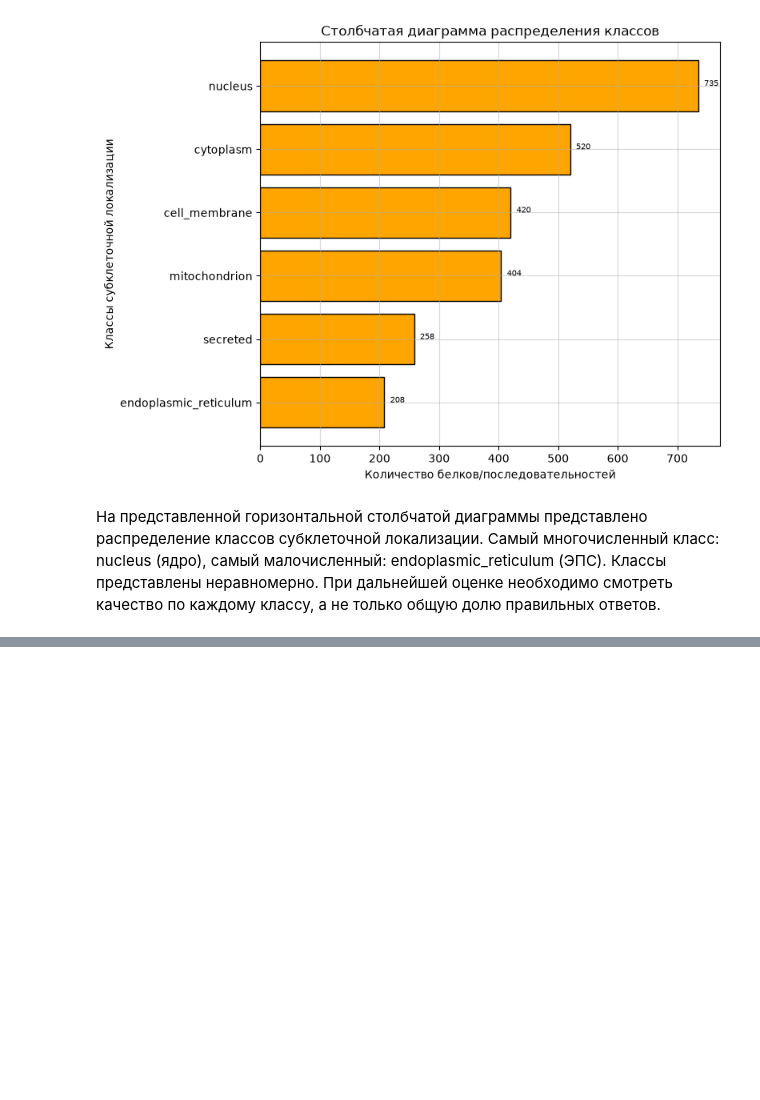
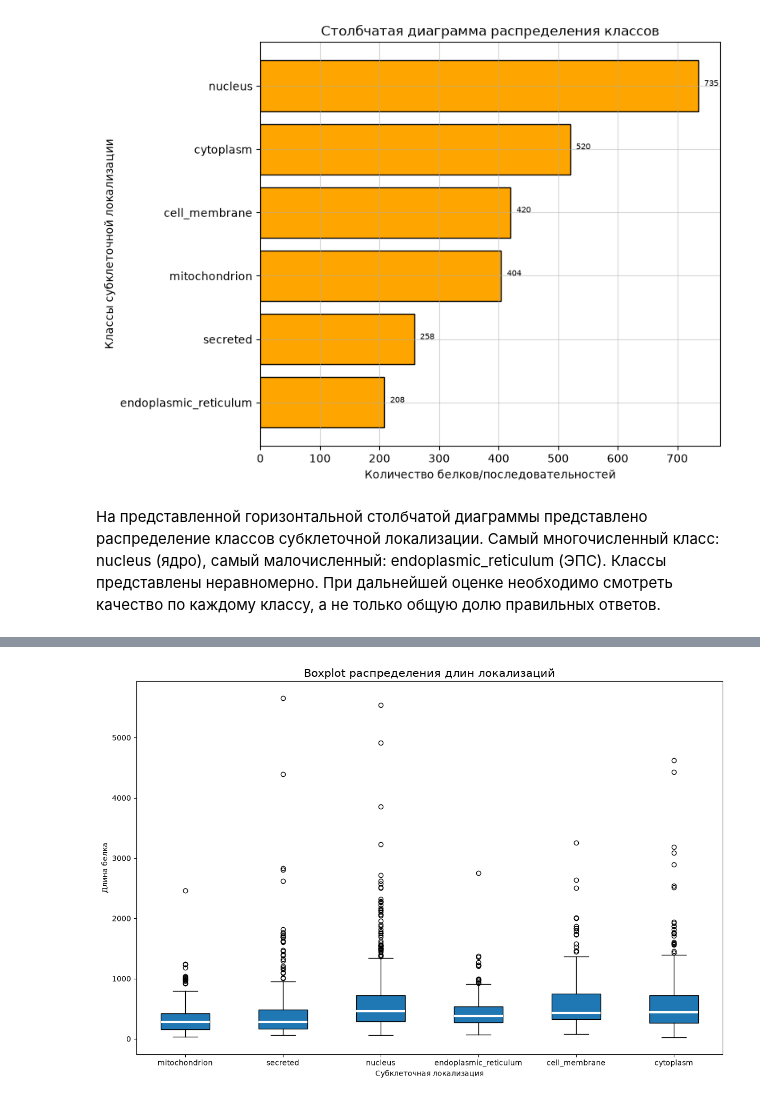
Before and after one commit to EnemyOfDeath7/protein-localization-project, a Jupyter notebook: notebooks/03_eda.ipynb, the cells around one changed output, grey strips where cells are left out. Saved outputs shown, nothing was run; the diff lists cells and outputs as text; code cells hidden in the pictures; blank space fills up the shorter version.

```diff
--- a/notebooks/03_eda.ipynb
+++ b/notebooks/03_eda.ipynb
@@ -91,0 +148,15 @@ plt.show()
+# %%
+data = [df.loc[df["label"] == label, "Length"].values for label in labels]
+
+fig, ax = plt.subplots(figsize=(12, 8))
+
+ax.boxplot(data, tick_labels=labels, patch_artist=True, medianprops=dict(color="white", lw=3))
+
+ax.set_title("Boxplot распределения длин локализаций", fontsize=15)
+ax.set_xlabel("Субклеточная локализация")
+ax.set_ylabel("Длина белка")
+
+plt.tight_layout()
+plt.show()
+# %% [output]
+[figure, added]
```
Also changed, not shown: parts of 4 cells of this notebook.
